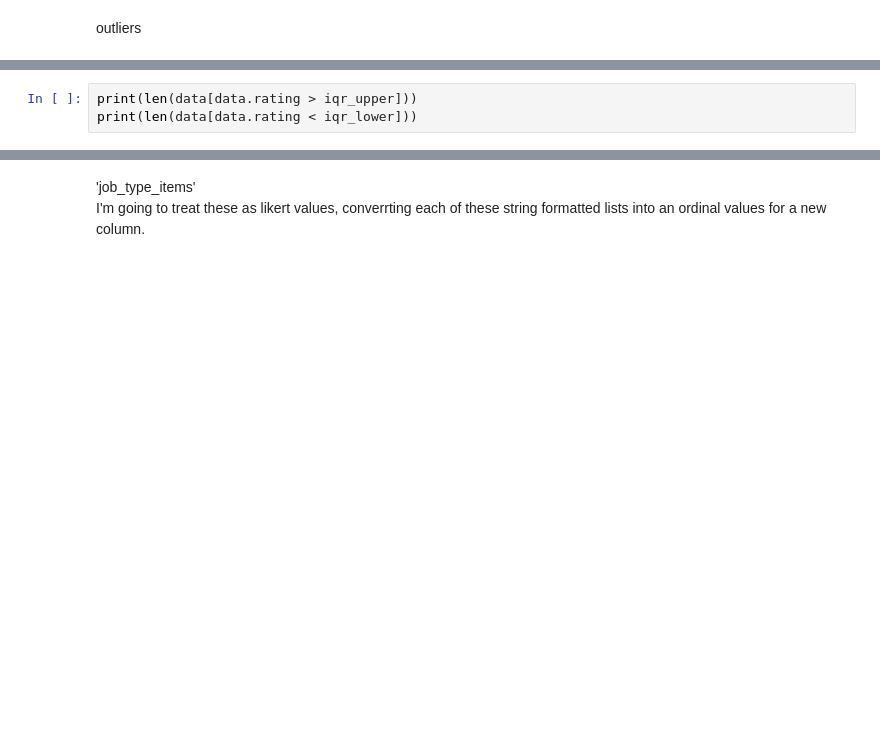
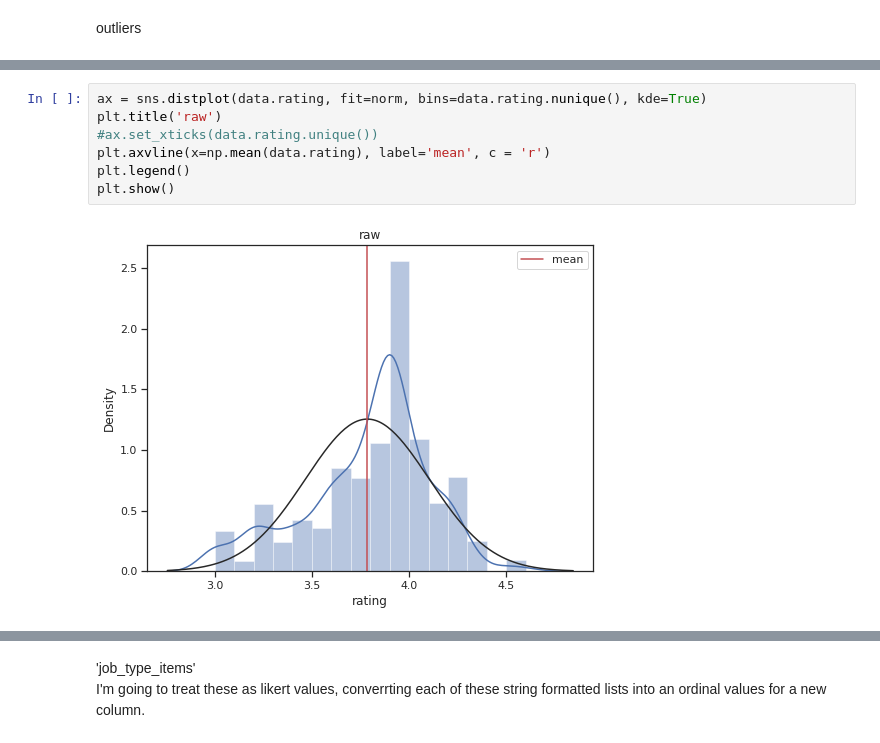
Before and after one commit to 333Kenji/indeedjobscraper, a Jupyter notebook: docs/1_wrangling_engineering.ipynb, the cells around one changed output, grey strips where cells are left out. Drawn from its saved outputs; the diff is of its cells as text; blank space fills up the shorter version.

```diff
--- a/docs/1_wrangling_engineering.ipynb
+++ b/docs/1_wrangling_engineering.ipynb
@@ -185,4 +342,10 @@ plt.show()
-# %%
-print(len(data[data.rating > iqr_upper]))
-print(len(data[data.rating < iqr_lower]))
+# %%
+ax = sns.distplot(data.rating, fit=norm, bins=data.rating.nunique(), kde=True)
+plt.title('raw')
+#ax.set_xticks(data.rating.unique())
+plt.axvline(x=np.mean(data.rating), label='mean', c = 'r')
+plt.legend()
+plt.show()
+# %% [output]
+[figure, added]
 # %%
```
Also changed, not shown: parts of 43 cells of this notebook.
